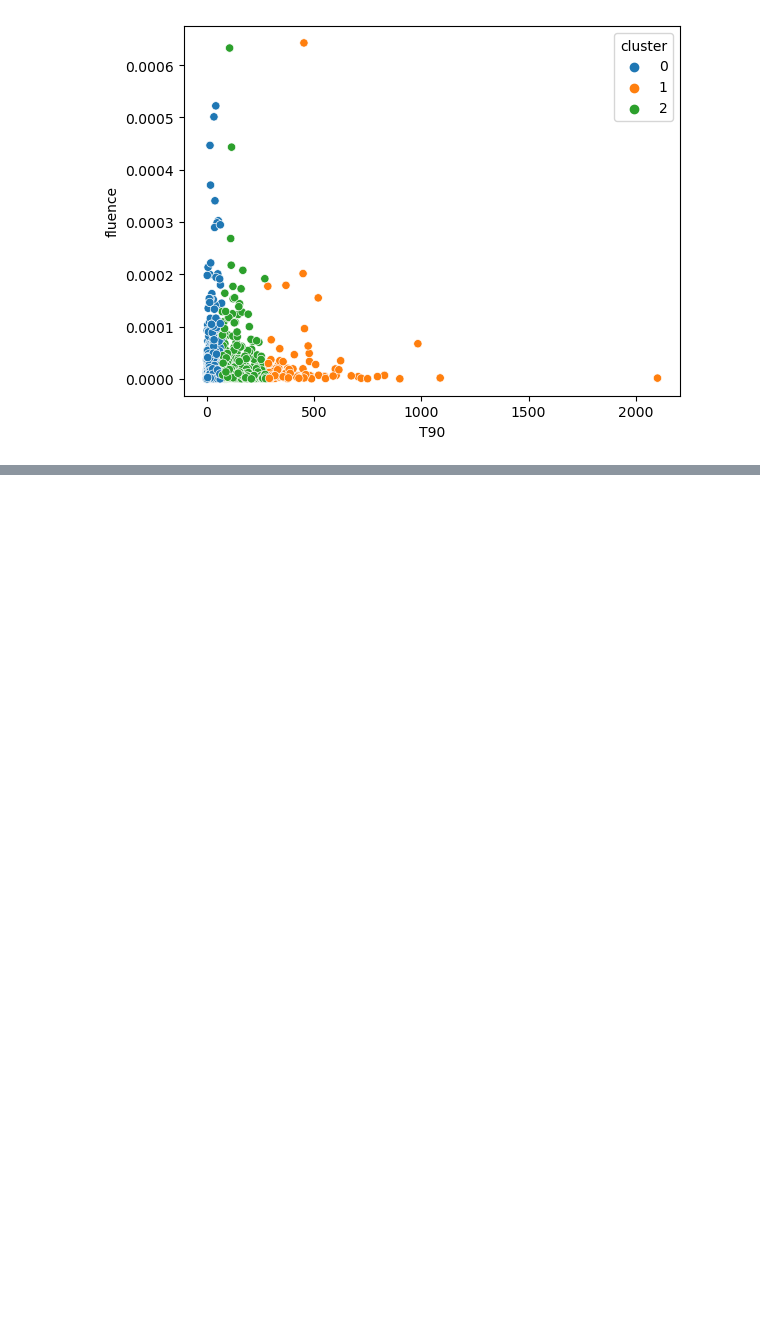
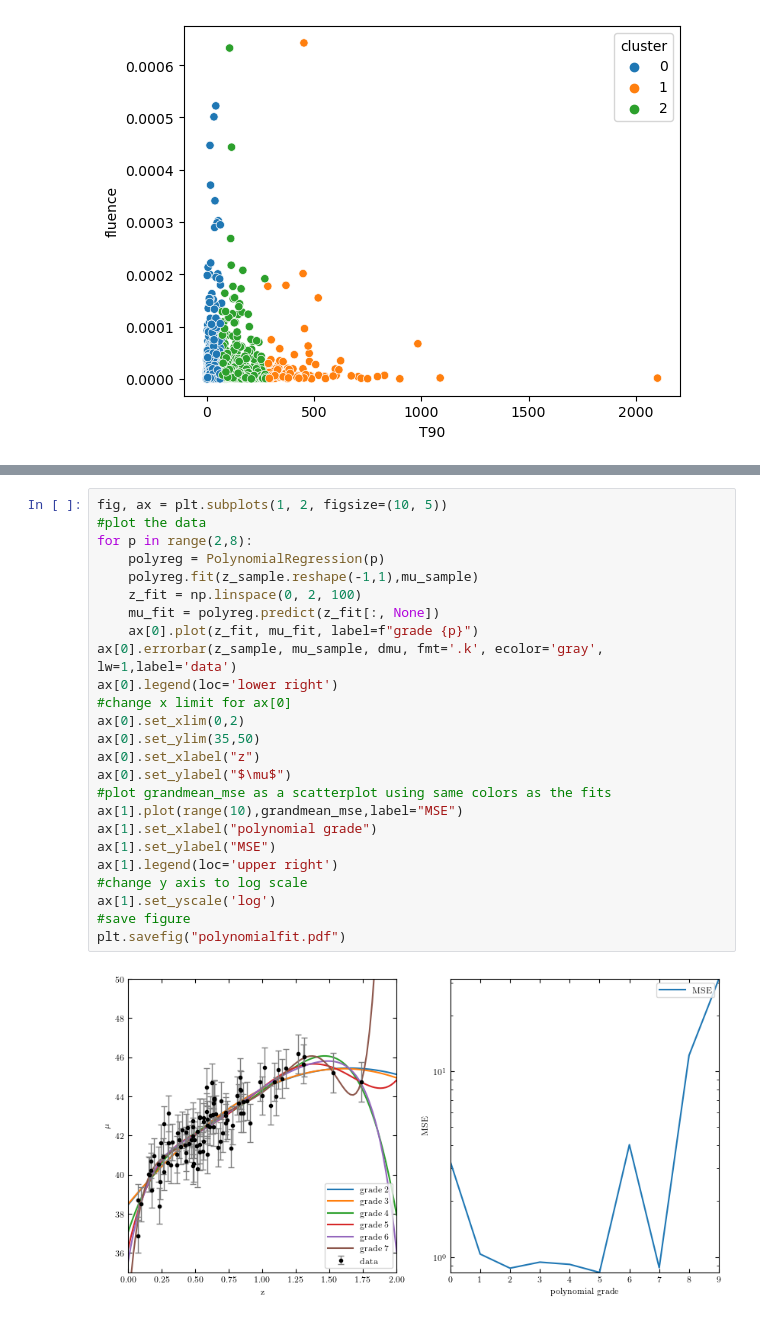
Before and after one commit to zavidos/astrostatistics_bicocca_2023, a Jupyter notebook: AstroStatsCoding.ipynb, the cells around one changed output, grey strips where cells are left out. Drawn from its saved outputs; the diff is of its cells as text; blank space fills up the shorter version.

```diff
--- a/AstroStatsCoding.ipynb
+++ b/AstroStatsCoding.ipynb
@@ -574,0 +675,27 @@ sns.scatterplot(x=df_nored['T90'].astype(float),y=df_nored['fluence'].astype(flo
+# %%
+fig, ax = plt.subplots(1, 2, figsize=(10, 5))
+#plot the data
+for p in range(2,8):
+    polyreg = PolynomialRegression(p)
+    polyreg.fit(z_sample.reshape(-1,1),mu_sample)
+    z_fit = np.linspace(0, 2, 100)
+    mu_fit = polyreg.predict(z_fit[:, None])
+    ax[0].plot(z_fit, mu_fit, label=f"grade {p}")
+ax[0].errorbar(z_sample, mu_sample, dmu, fmt='.k', ecolor='gray', lw=1,label='data')
+ax[0].legend(loc='lower right')
+#change x limit for ax[0]
+ax[0].set_xlim(0,2)
+ax[0].set_ylim(35,50)
+ax[0].set_xlabel("z")
+ax[0].set_ylabel("$\mu$")
+#plot grandmean_mse as a scatterplot using same colors as the fits
+ax[1].plot(range(10),grandmean_mse,label="MSE")
+ax[1].set_xlabel("polynomial grade")
+ax[1].set_ylabel("MSE")
+ax[1].legend(loc='upper right')
+#change y axis to log scale
+ax[1].set_yscale('log')
+#save figure
+plt.savefig("polynomialfit.pdf")
+# %% [output]
+[figure, added]
```
Also changed, not shown: parts of 22 cells of this notebook, 2 other files.
